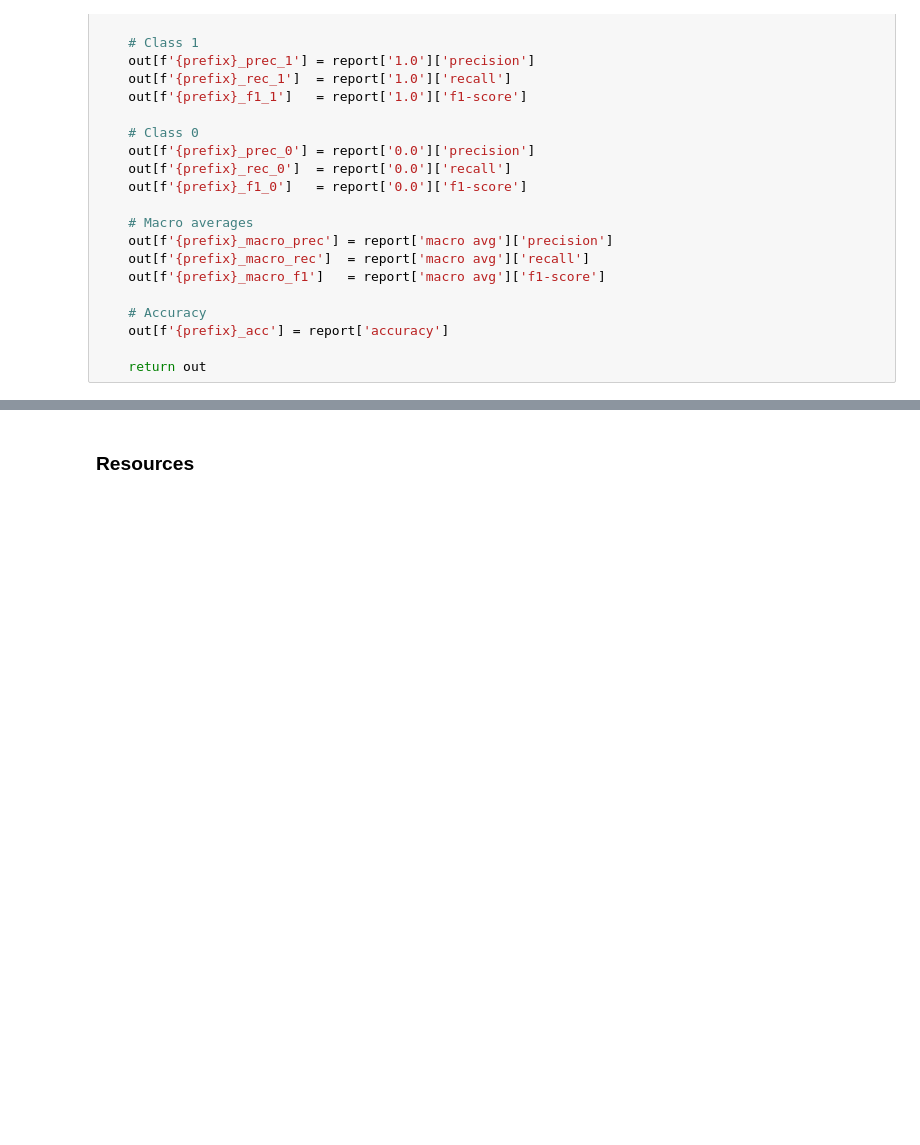
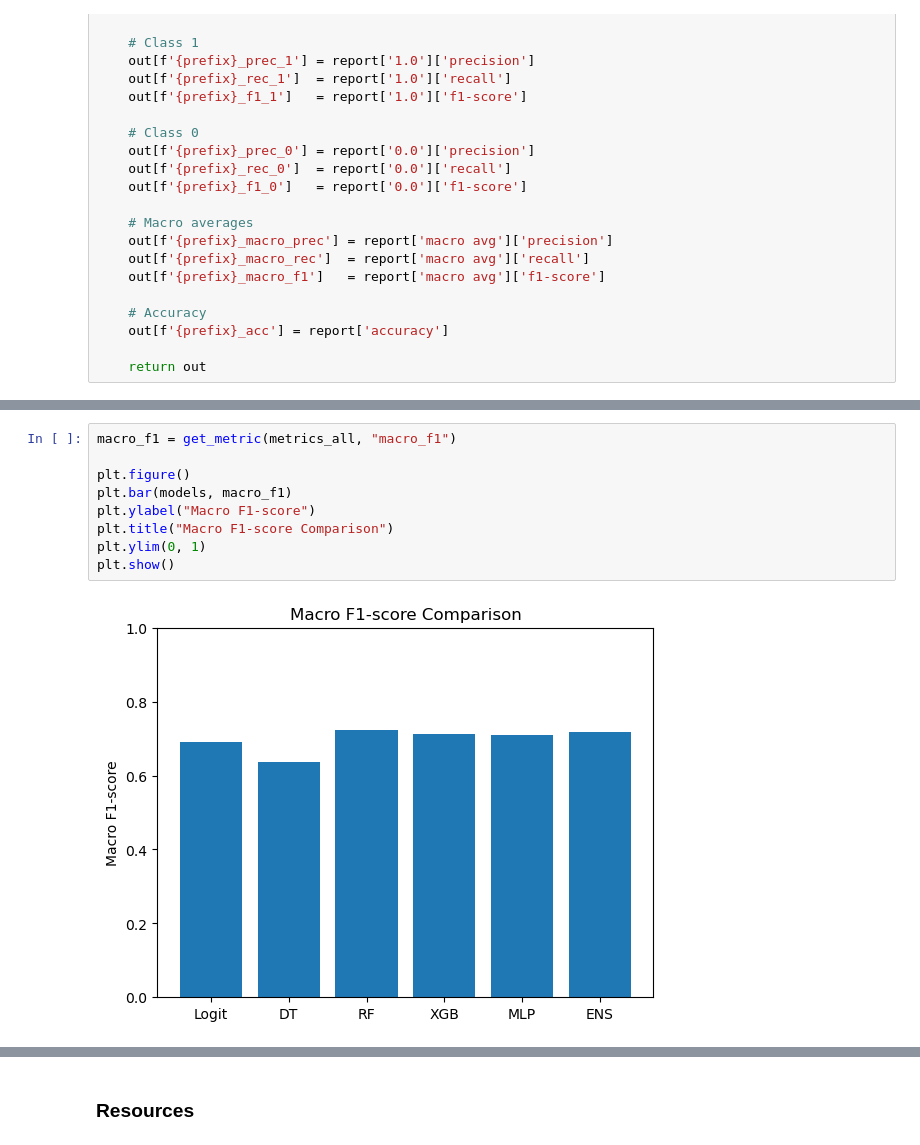
Before and after one commit to julia-martyniuk/ML_2_Classification, a Jupyter notebook: Classification.ipynb, the cells around one changed output, grey strips where cells are left out. Cells and saved outputs as stored; diff of their text form; blank space fills up the shorter version.

```diff
--- a/Classification.ipynb
+++ b/Classification.ipynb
@@ -1933,0 +2044,11 @@ mlp_metrics = extract_metrics('mlp', mlp_clsf_report)
+# %%
+macro_f1 = get_metric(metrics_all, "macro_f1")
+
+plt.figure()
+plt.bar(models, macro_f1)
+plt.ylabel("Macro F1-score")
+plt.title("Macro F1-score Comparison")
+plt.ylim(0, 1)
+plt.show()
+# %% [output]
+[figure, added]
```
Also changed, not shown: parts of 12 cells of this notebook.
